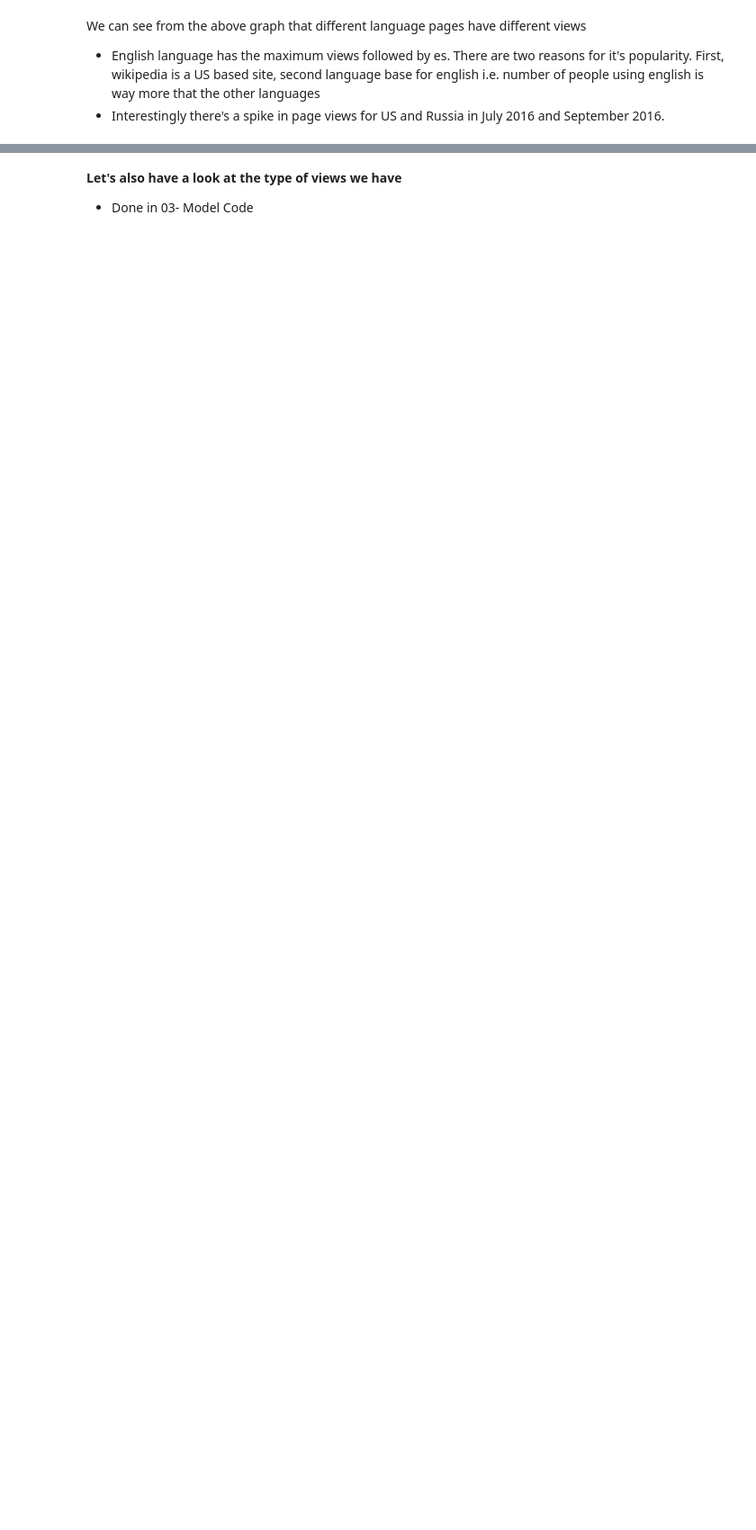
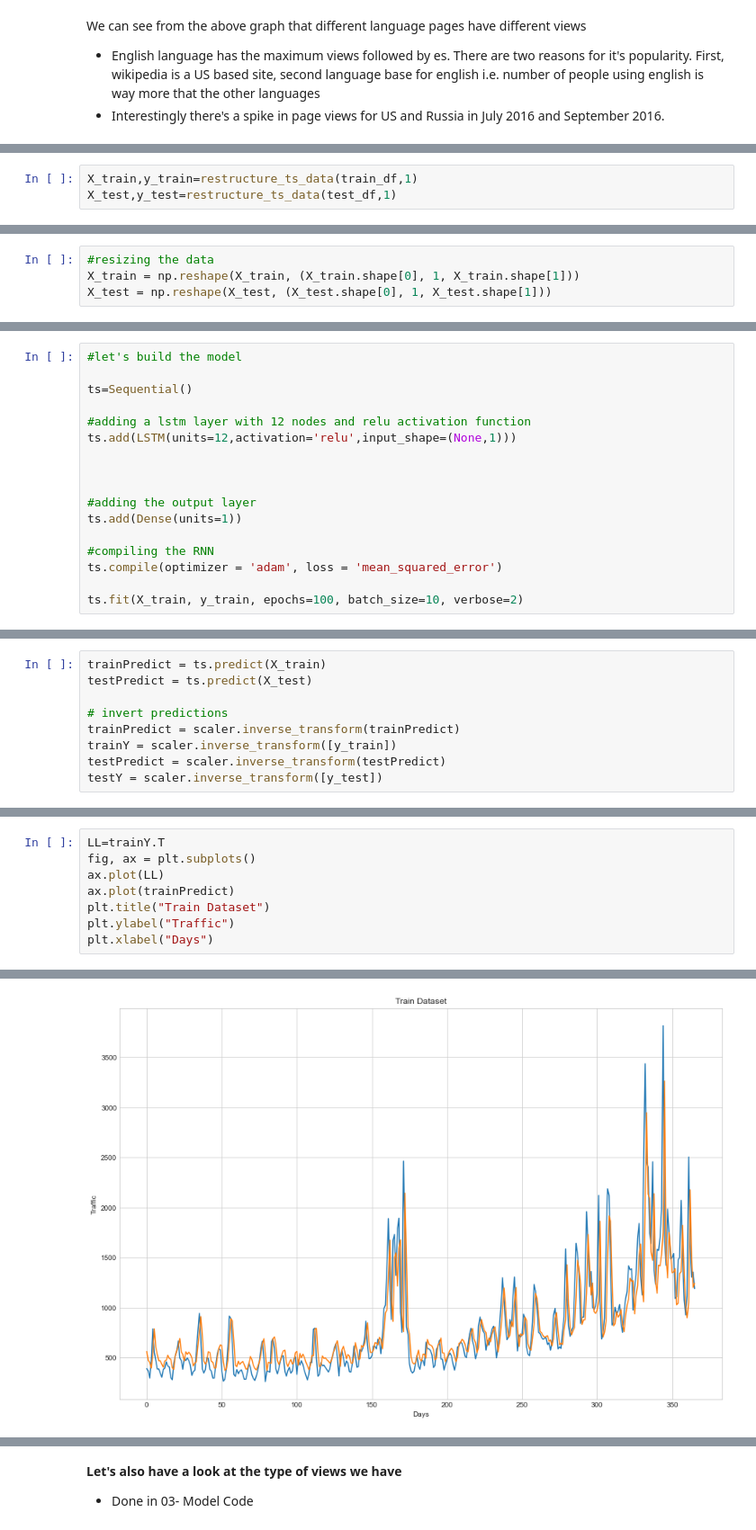
Before and after one commit to thisisdevanshi/MSCA-31006-TimeSeries-Team-Project, a Jupyter notebook: Scripts/01_LSTM.ipynb, the cells around one changed output, grey strips where cells are left out. Shown at 90% size. Saved outputs shown, nothing was run; the diff lists cells and outputs as text; blank space fills up the shorter version.

```diff
--- a/Scripts/01_EDA.ipynb
+++ b/Scripts/01_LSTM.ipynb
@@ -297,0 +370,3 @@ We can see from the above graph that different language pages have different vie
+# %%
+X_train,y_train=restructure_ts_data(train_df,1)
+X_test,y_test=restructure_ts_data(test_df,1)
@@ -297,0 +379,4 @@ We can see from the above graph that different language pages have different vie
+# %%
+#resizing the data
+X_train = np.reshape(X_train, (X_train.shape[0], 1, X_train.shape[1]))
+X_test = np.reshape(X_test, (X_test.shape[0], 1, X_test.shape[1]))
@@ -297,0 +389,17 @@ We can see from the above graph that different language pages have different vie
+# %%
+#let's build the model
+
+ts=Sequential()
+
+#adding a lstm layer with 12 nodes and relu activation function
+ts.add(LSTM(units=12,activation='relu',input_shape=(None,1)))
+
+
+
+#adding the output layer
+ts.add(Dense(units=1))
+
+#compiling the RNN
+ts.compile(optimizer = 'adam', loss = 'mean_squared_error')
+
+ts.fit(X_train, y_train, epochs=100, batch_size=10, verbose=2)
@@ -297,0 +425,9 @@ We can see from the above graph that different language pages have different vie
+# %%
+trainPredict = ts.predict(X_train)
+testPredict = ts.predict(X_test)
+
+# invert predictions
+trainPredict = scaler.inverse_transform(trainPredict)
+trainY = scaler.inverse_transform([y_train])
+testPredict = scaler.inverse_transform(testPredict)
+testY = scaler.inverse_transform([y_test])
@@ -297,0 +444,9 @@ We can see from the above graph that different language pages have different vie
+# %%
+LL=trainY.T
+fig, ax = plt.subplots()
+ax.plot(LL)
+ax.plot(trainPredict)
+plt.title("Train Dataset")
+plt.ylabel("Traffic")
+plt.xlabel("Days")
+# %% [output]
@@ -297,0 +454 @@ We can see from the above graph that different language pages have different vie
+[figure, added]
```
Also changed, not shown: parts of 19 cells of this notebook, 4 other files.
